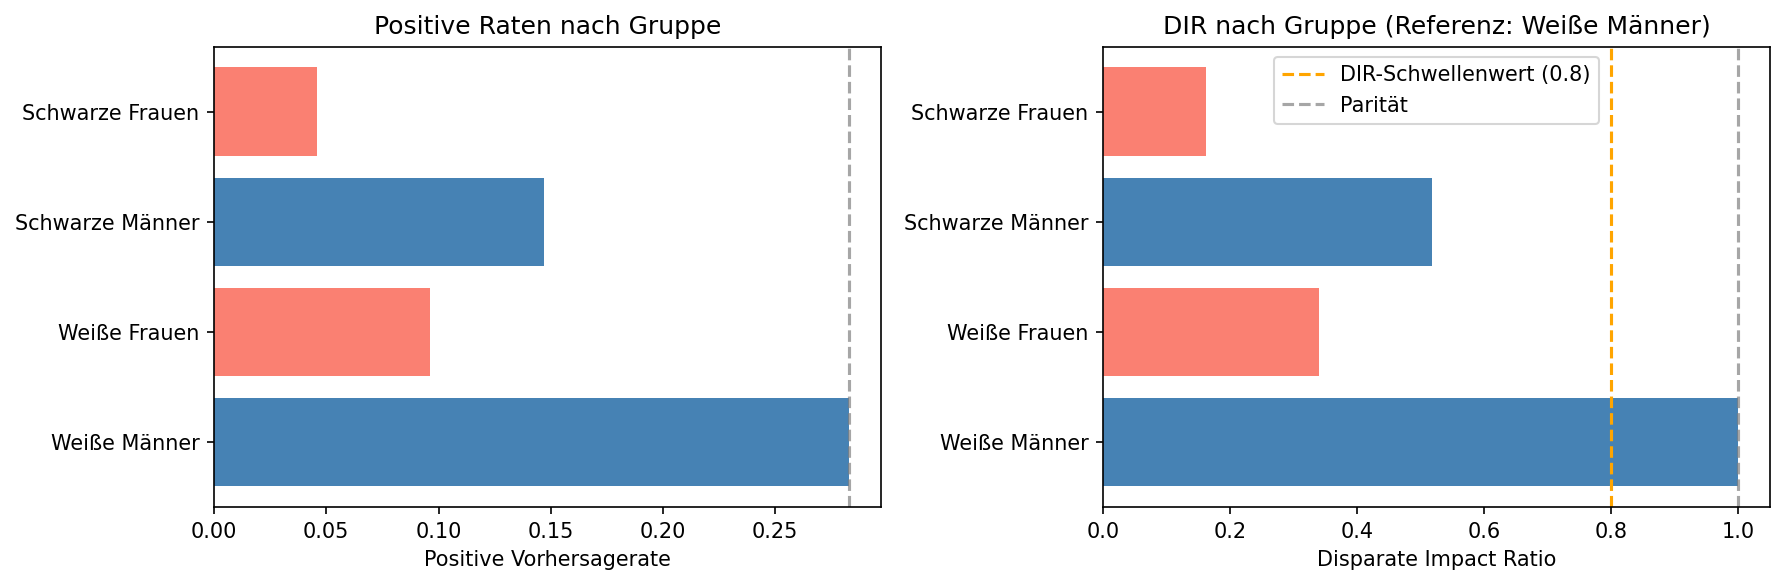
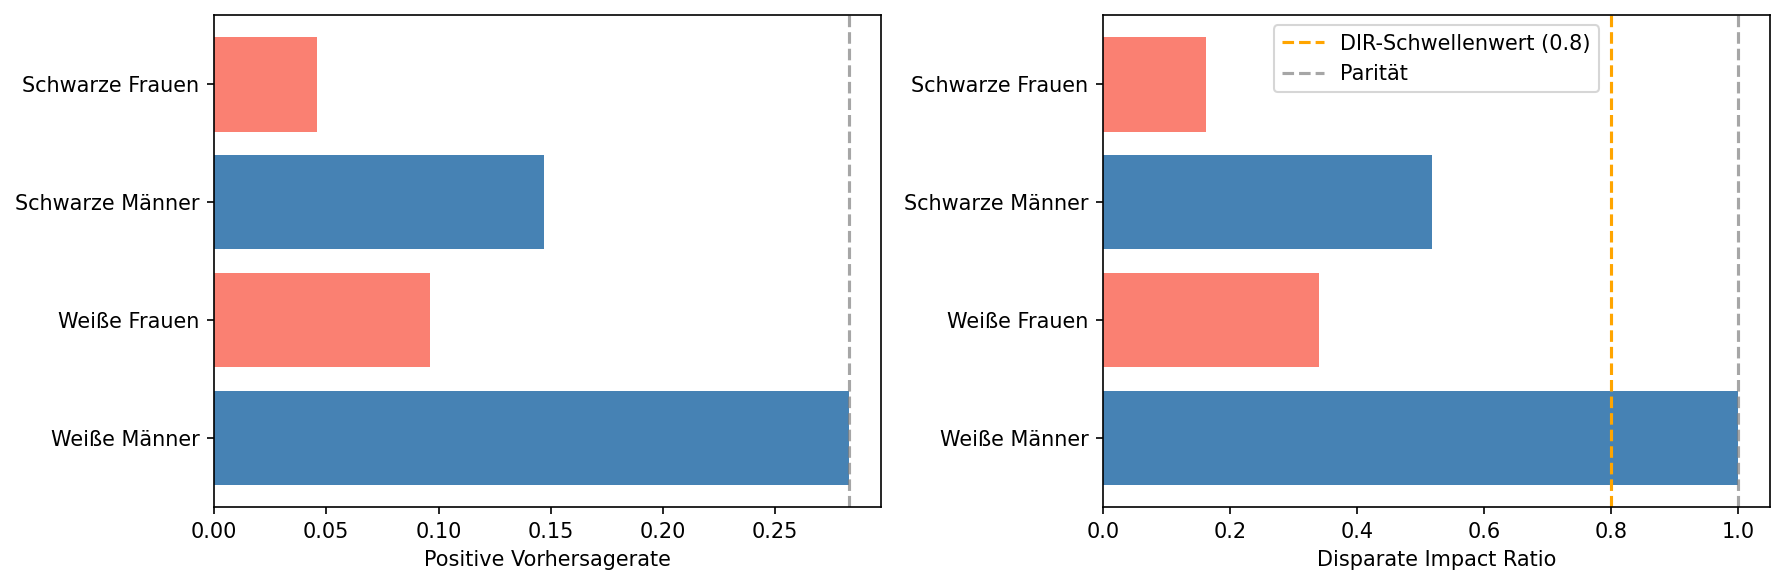
The notebook cell's code change between the first figure and the second:
--- before
+++ after
@@ -11,5 +11,5 @@
 axes[0].axvline(x=referenz_rate, color='gray', linestyle='--', alpha=0.7)
 axes[0].set_xlabel('Positive Vorhersagerate')
-axes[0].set_title('Positive Raten nach Gruppe')
+# axes[0].set_title('Positive Raten nach Gruppe')
 
 # Plot 2: DIR
@@ -20,5 +20,5 @@
                 alpha=0.7, label='Parität')
 axes[1].set_xlabel('Disparate Impact Ratio')
-axes[1].set_title('DIR nach Gruppe (Referenz: Weiße Männer)')
+# axes[1].set_title('DIR nach Gruppe (Referenz: Weiße Männer)')
 axes[1].legend()
 

Commit: remove figure titles from plots for thesis formatting